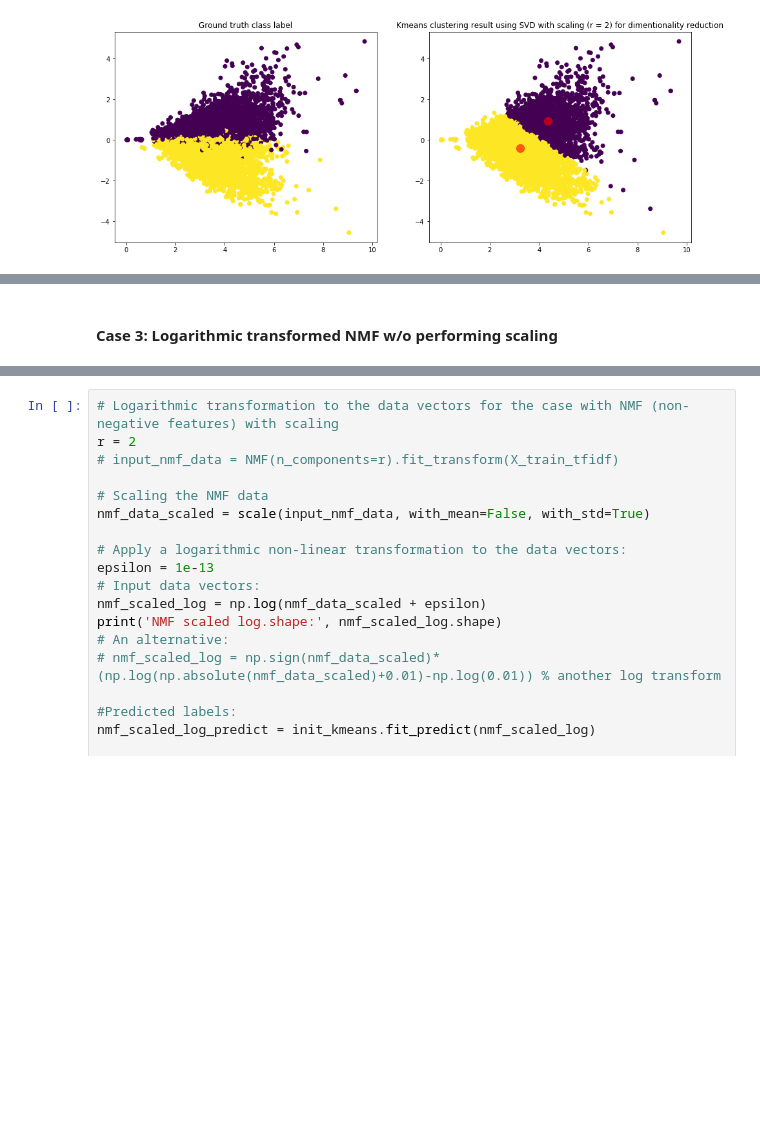
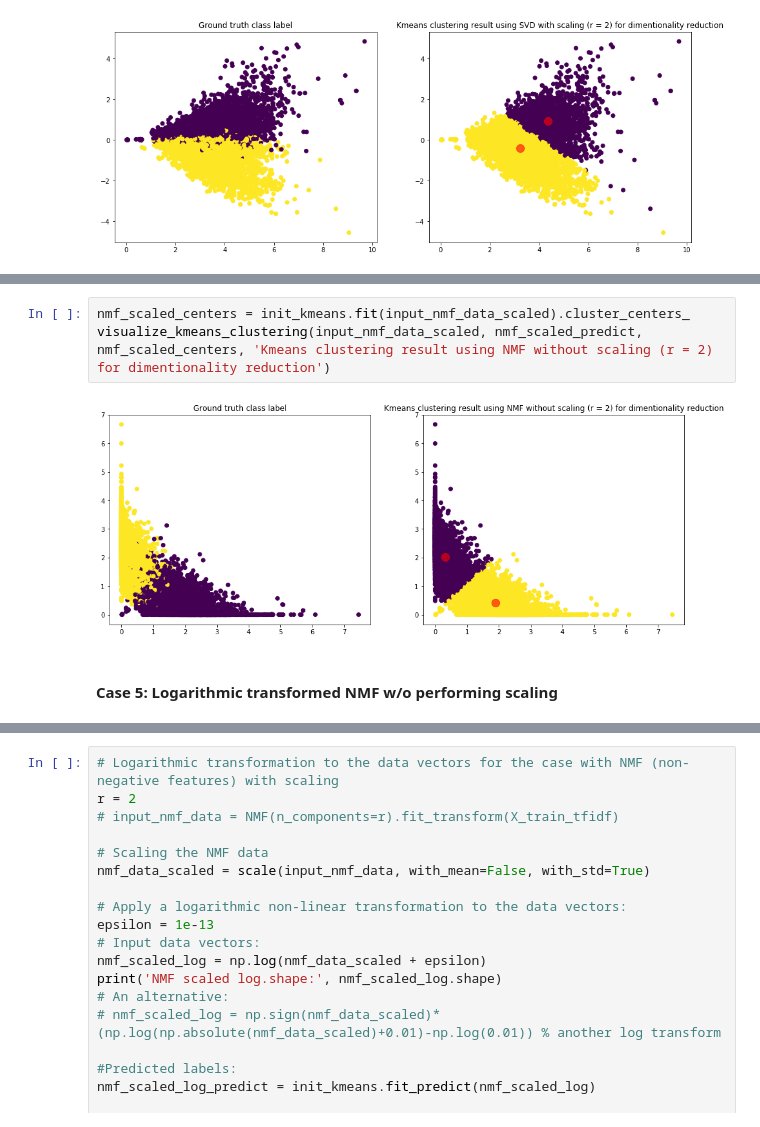
Before and after one commit to MaggieX/LargeScaleDataMining, a Jupyter notebook: Clustering/Clustering.ipynb, the cells around one changed output, grey strips where cells are left out. Drawn from its saved outputs; the diff is of its cells as text; blank space fills up the shorter version.

```diff
--- a/Clustering/Clustering.ipynb
+++ b/Clustering/Clustering.ipynb
@@ -426,5 +502,10 @@ visualize_kmeans_clustering(svd_data_scaled, svd_scaled_labels, svd_scaled_cente
+# %%
+nmf_scaled_centers = init_kmeans.fit(input_nmf_data_scaled).cluster_centers_
+visualize_kmeans_clustering(input_nmf_data_scaled, nmf_scaled_predict, nmf_scaled_centers, 'Kmeans clustering result using NMF without scaling (r = 2) for dimentionality reduction')
+# %% [output]
+[figure, added]
 # %% [markdown]
-#### Case 3: Logarithmic transformed NMF w/o performing scaling
+#### Case 5: Logarithmic transformed NMF w/o performing scaling
 # %%
 # Logarithmic transformation to the data vectors for the case with NMF (non-negative features)
 r = 2
```
Also changed, not shown: parts of 9 cells of this notebook.
